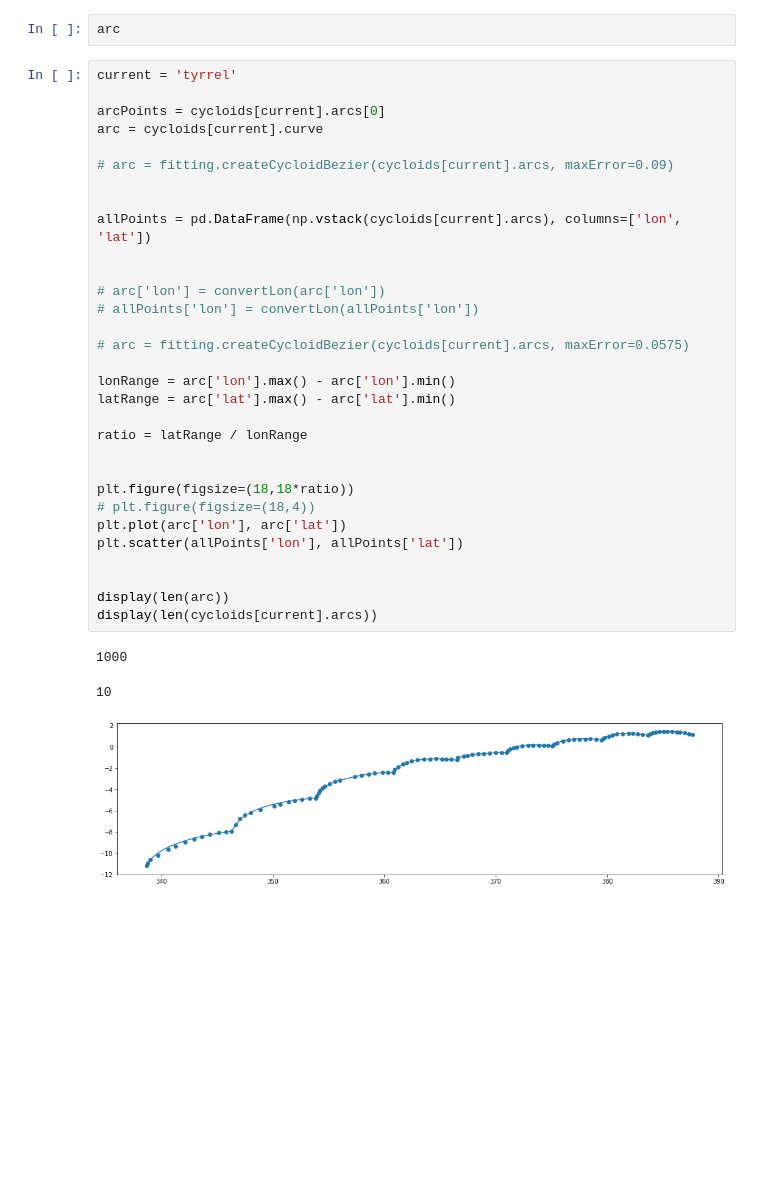
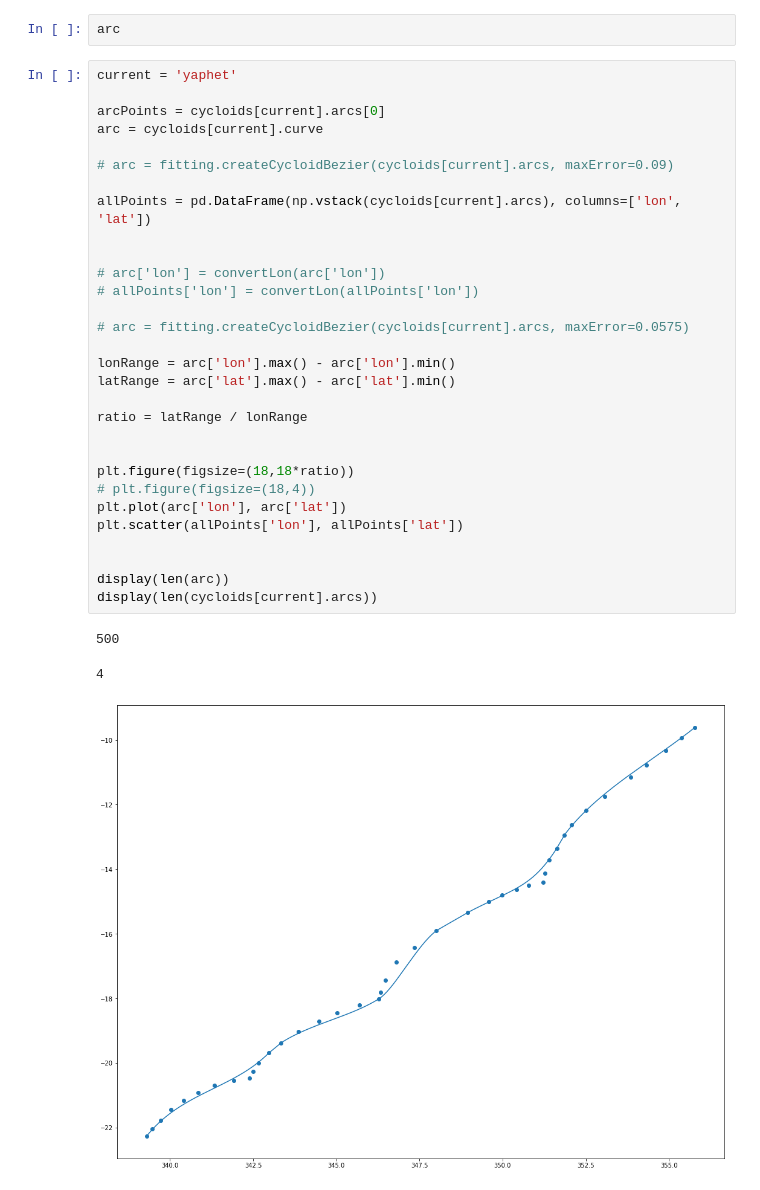
Before and after one commit to ssajous/europa-cycloids, a Jupyter notebook: src/Arc Fitting.ipynb, the cells around one changed output. Cells and saved outputs as stored; diff of their text form; blank space fills up the shorter version.

Commit message:
smoothing yaphet

```diff
--- a/src/Arc Fitting.ipynb
+++ b/src/Arc Fitting.ipynb
@@ -78,40 +78,39 @@ plt.scatter(df['lon'], df['lat'])
 # %%
 arc
 # %%
-current = 'tyrrel'
+current = 'yaphet'
 
 arcPoints = cycloids[current].arcs[0]
 arc = cycloids[current].curve
 
 # arc = fitting.createCycloidBezier(cycloids[current].arcs, maxError=0.09)
-
 
 allPoints = pd.DataFrame(np.vstack(cycloids[current].arcs), columns=['lon', 'lat'])
 
 
 # arc['lon'] = convertLon(arc['lon'])
 # allPoints['lon'] = convertLon(allPoints['lon'])
 
 # arc = fitting.createCycloidBezier(cycloids[current].arcs, maxError=0.0575)
 
 lonRange = arc['lon'].max() - arc['lon'].min()
 latRange = arc['lat'].max() - arc['lat'].min()
 
 ratio = latRange / lonRange
 
 
 plt.figure(figsize=(18,18*ratio))
 # plt.figure(figsize=(18,4))
 plt.plot(arc['lon'], arc['lat'])
 plt.scatter(allPoints['lon'], allPoints['lat'])
 
 
 display(len(arc))
 display(len(cycloids[current].arcs))
 # %% [output]
-1000
+500
-10
+4
-[figure, old version]
+[figure, new version]
 # %%
 
 for i in range(len(cycloids[current].arcs)):
```
Also changed, not shown: parts of 1 cell of this notebook, 1 other file.
